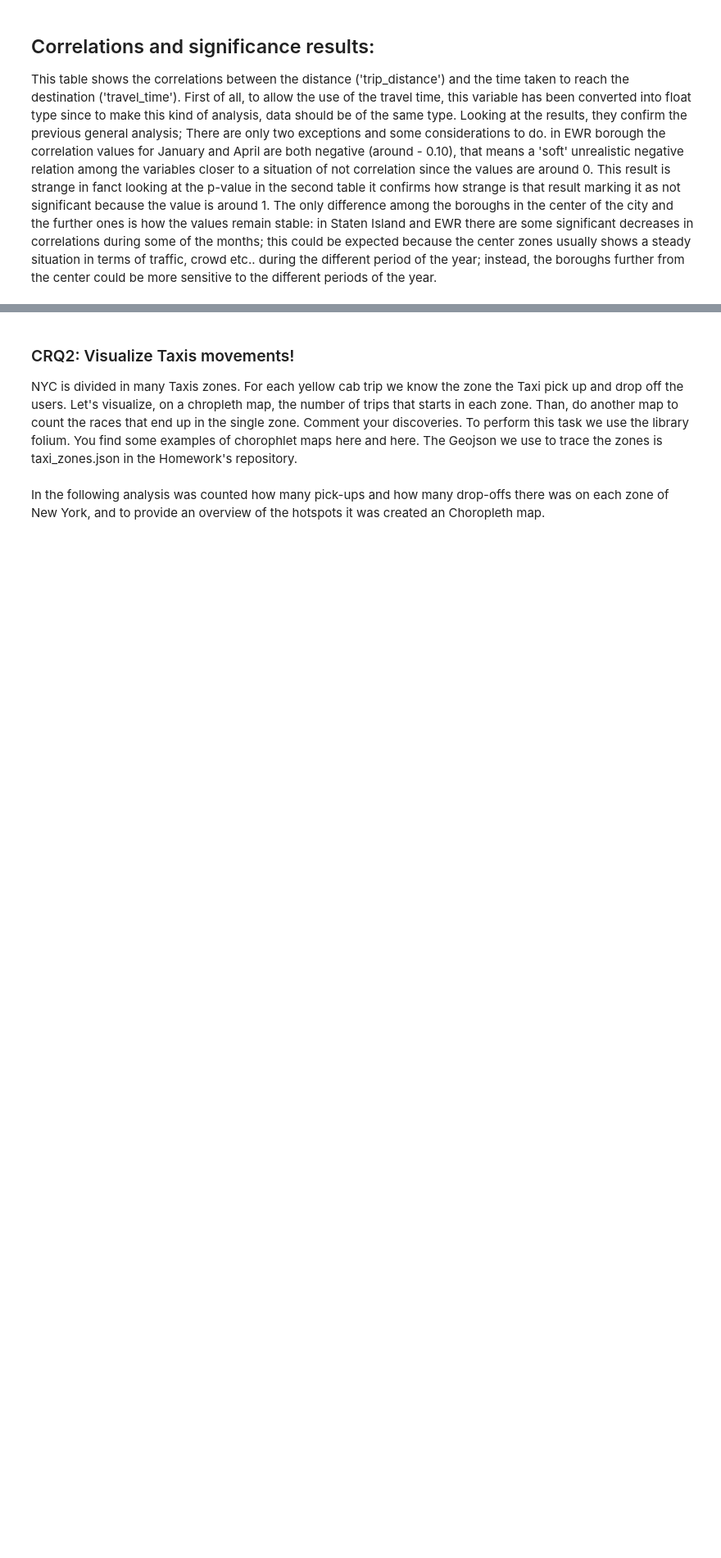
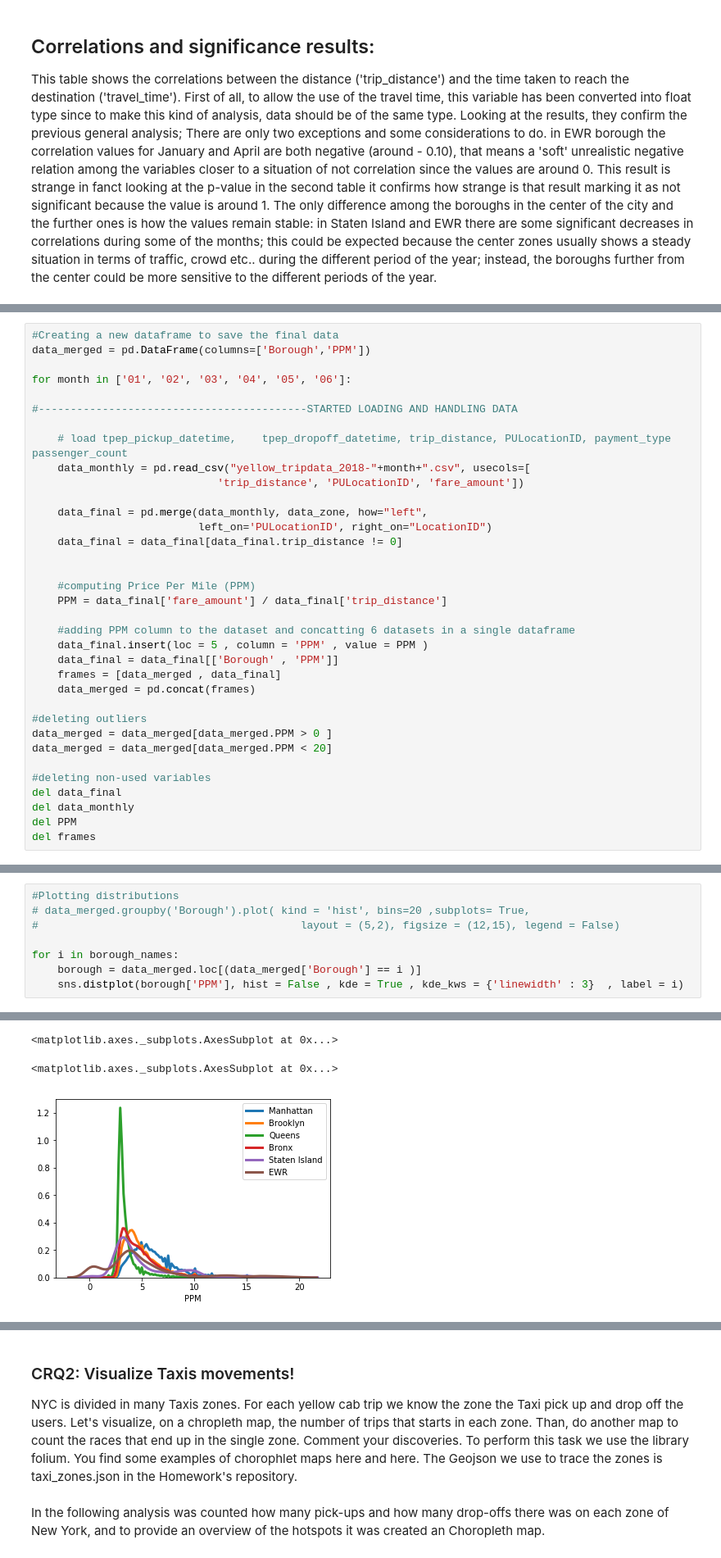
Before and after one commit to guilhermevescovi/How-do-Taxis-move-in-NYC, a Jupyter notebook: Main_pipeline.ipynb, the cells around one changed output, grey strips where cells are left out. Shown: that part at 82% size. Drawn from its saved outputs; the diff is of its cells as text; blank space fills up the shorter version.

```diff
--- a/Main_pipeline.ipynb
+++ b/Main_pipeline.ipynb
@@ -754,0 +762,35 @@ The only difference among the boroughs in the center of the city and the further
+# %%
+#Creating a new dataframe to save the final data
+data_merged = pd.DataFrame(columns=['Borough','PPM'])
+
+for month in ['01', '02', '03', '04', '05', '06']:
+
+#------------------------------------------STARTED LOADING AND HANDLING DATA
+
+    # load tpep_pickup_datetime,	tpep_dropoff_datetime, trip_distance, PULocationID, payment_type passenger_count
+    data_monthly = pd.read_csv("yellow_tripdata_2018-"+month+".csv", usecols=[
+                             'trip_distance', 'PULocationID', 'fare_amount'])
+
+    data_final = pd.merge(data_monthly, data_zone, how="left",
+                          left_on='PULocationID', right_on="LocationID")
+    data_final = data_final[data_final.trip_distance != 0]
+
+
+    #computing Price Per Mile (PPM)
+    PPM = data_final['fare_amount'] / data_final['trip_distance']
+
+    #adding PPM column to the dataset and concatting 6 datasets in a single dataframe
+    data_final.insert(loc = 5 , column = 'PPM' , value = PPM )
+    data_final = data_final[['Borough' , 'PPM']]
+    frames = [data_merged , data_final]
+    data_merged = pd.concat(frames)
+
+#deleting outliers
+data_merged = data_merged[data_merged.PPM > 0 ]
+data_merged = data_merged[data_merged.PPM < 20]
+
+#deleting non-used variables
+del data_final
+del data_monthly
+del PPM
+del frames
@@ -754,0 +825,9 @@ The only difference among the boroughs in the center of the city and the further
+# %%
+#Plotting distributions
+# data_merged.groupby('Borough').plot( kind = 'hist', bins=20 ,subplots= True,
+#                                         layout = (5,2), figsize = (12,15), legend = False)
+
+for i in borough_names:
+    borough = data_merged.loc[(data_merged['Borough'] == i )]
+    sns.distplot(borough['PPM'], hist = False , kde = True , kde_kws = {'linewidth' : 3}  , label = i)
+# %% [output]
@@ -754,0 +838,3 @@ The only difference among the boroughs in the center of the city and the further
+<matplotlib.axes._subplots.AxesSubplot at 0x...>
+<matplotlib.axes._subplots.AxesSubplot at 0x...>
+[figure, added]
```
Also changed, not shown: parts of 15 cells of this notebook.
